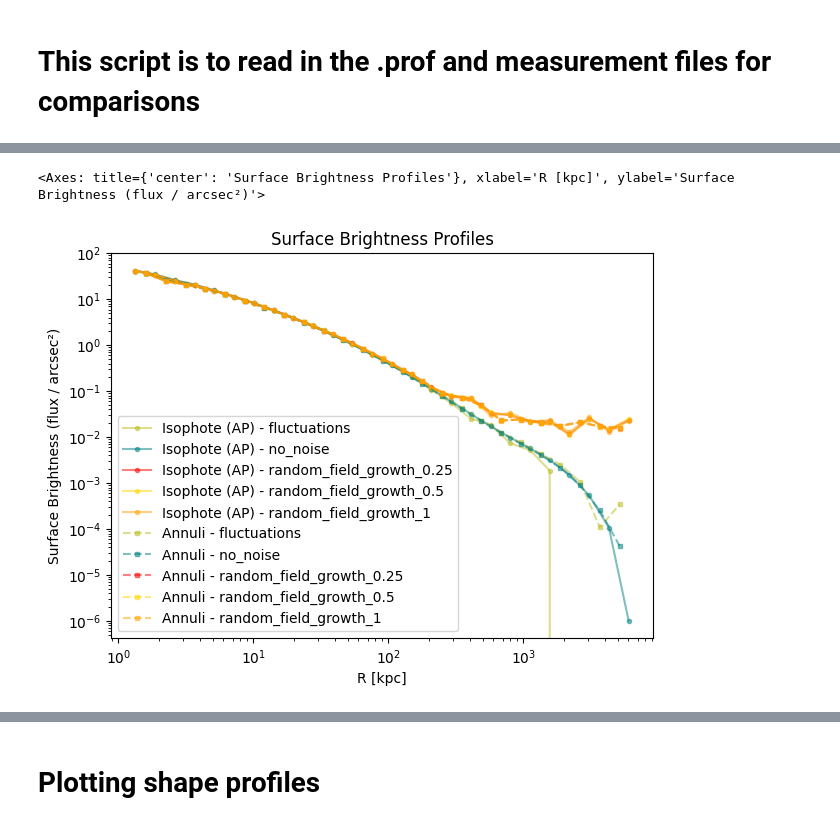
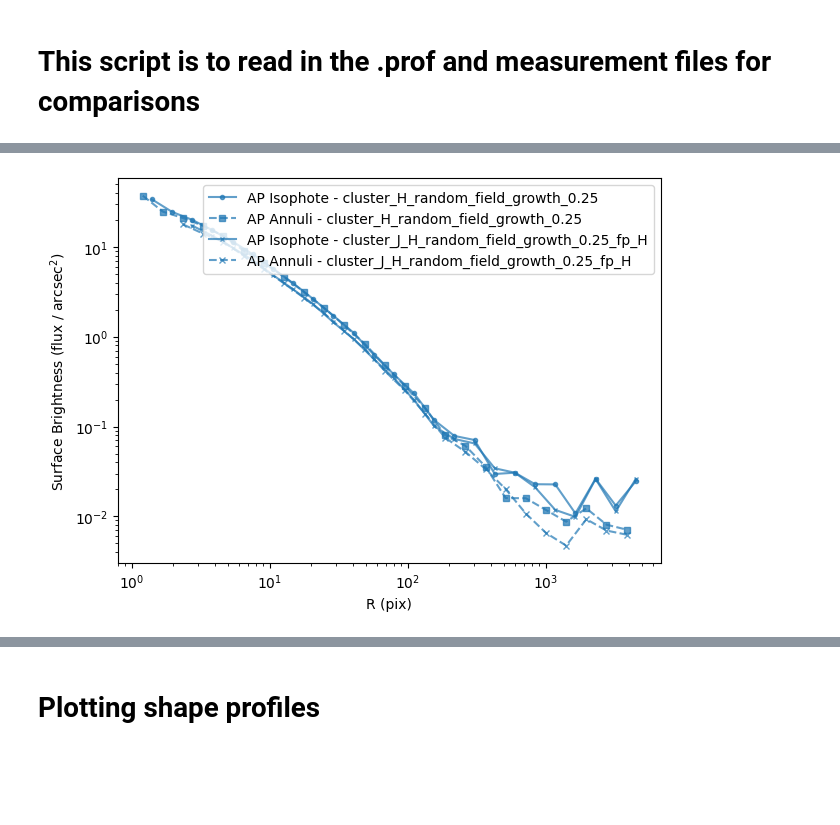
Before and after one commit to IntraClusterLight/nicl_q1, a Jupyter notebook: nbs/Profile_Comparisons.ipynb, the cells around one changed output, grey strips where cells are left out. Cells and saved outputs as stored; diff of their text form; code cells hidden in the pictures; blank space fills up the shorter version.

```diff
--- a/nbs/Profile_Comparisons.ipynb
+++ b/nbs/Profile_Comparisons.ipynb
@@ -344,5 +464,21 @@ plot_sb_profiles(measurements=measurements,prefix_colors=prefix_colors)
-# %%
-plot_sb_profiles(profiles=profiles, measurements=measurements,prefix_colors=prefix_colors)
-# %% [output]
-<Axes: title={'center': 'Surface Brightness Profiles'}, xlabel='R [kpc]', ylabel='Surface Brightness (flux / arcsec²)'>
-[figure, removed]
+# %%
+fig, ax = plt.subplots(1,1,figsize=(7,5))
+
+
+plot_sb_profiles(profiles=h_profiles,
+                 ax=ax,
+                 specific_profile_prefix=['cluster_H_random_field_growth_0.25'],
+                 savefig=False,
+                 outdir=plotdir,
+                 legendloc='upper right')
+
+plot_sb_profiles(profiles=j_profiles,
+                 ax=ax,
+                 savefig=False,
+                 outdir=plotdir,
+                 legendloc='upper right')
+
+
+plt.show()
+# %% [output]
+[figure, added]
```
Also changed, not shown: parts of 16 cells of this notebook, 3 other files.
